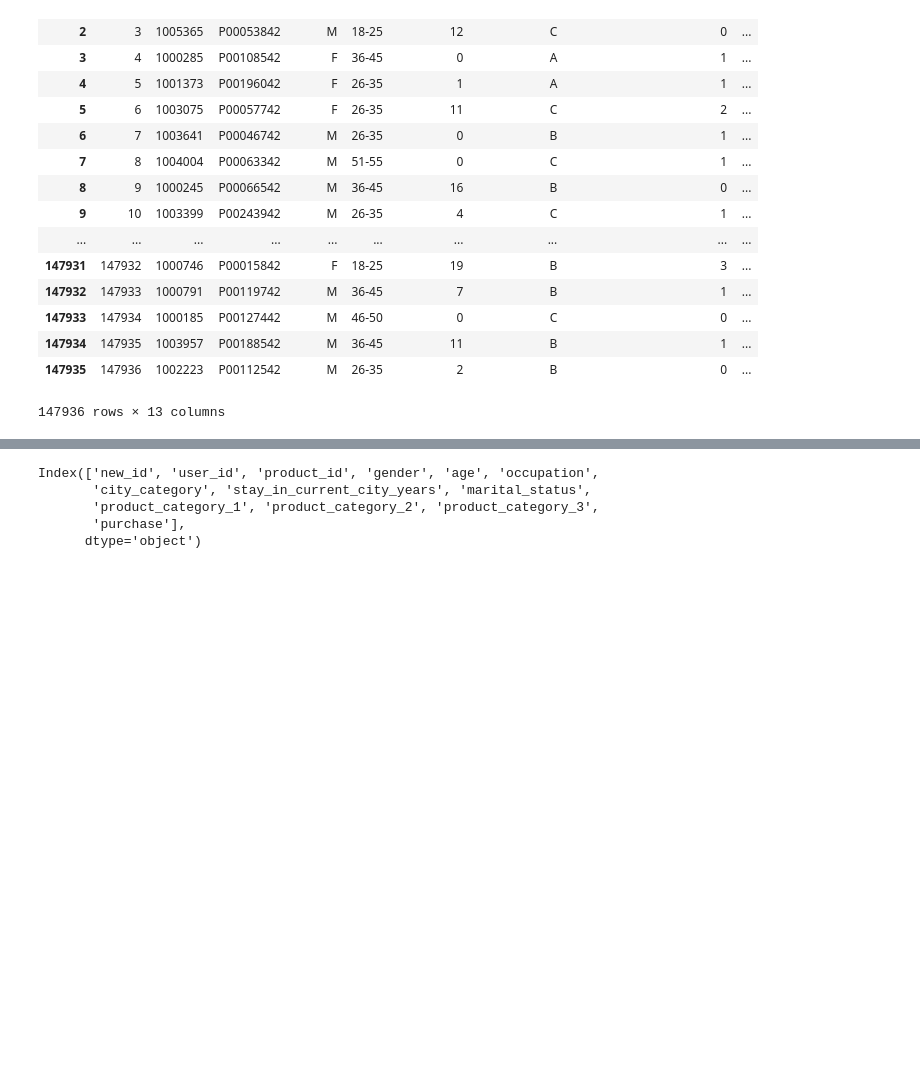
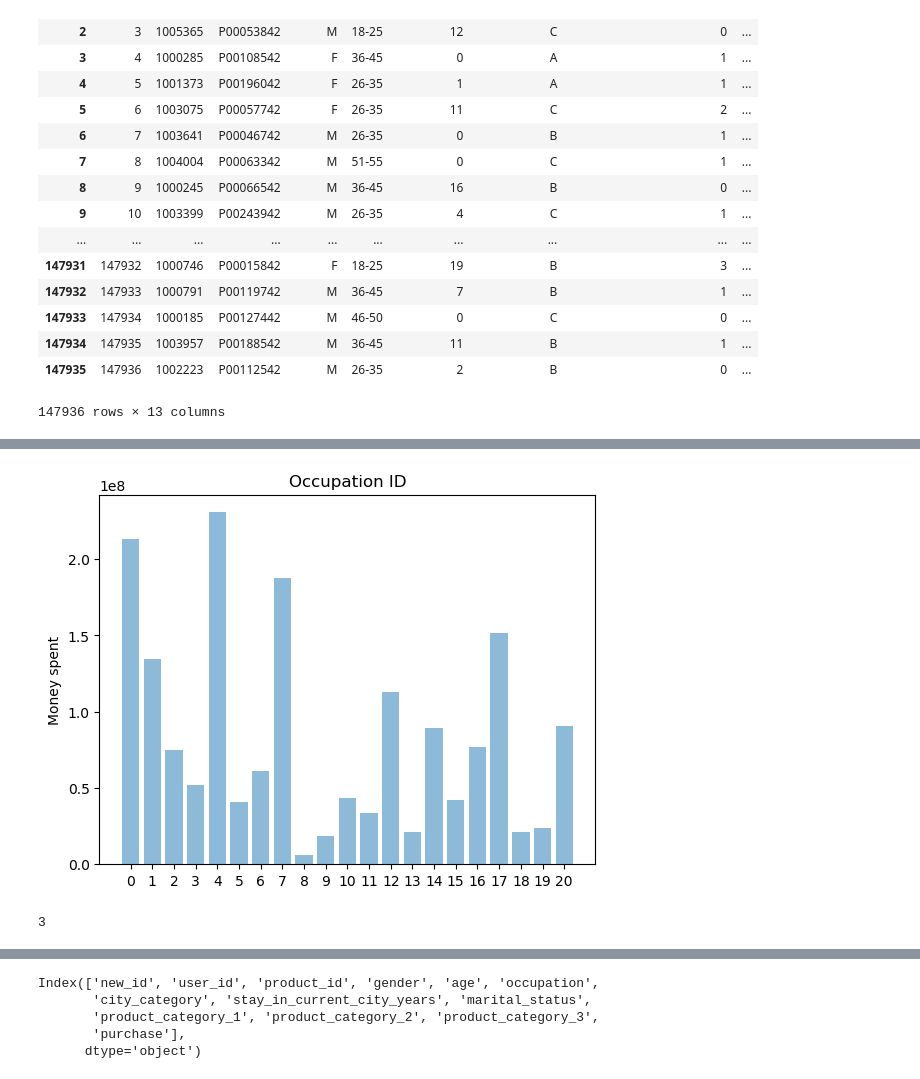
Before and after one commit to JayshreeManiar/Black_friday_deals_analysis, a Jupyter notebook: templates/data_engineering.ipynb, the cells around one changed output, grey strips where cells are left out. Saved outputs shown, nothing was run; the diff lists cells and outputs as text; code cells hidden in the pictures; blank space fills up the shorter version.

```diff
--- a/templates/data_engineering.ipynb
+++ b/templates/data_engineering.ipynb
@@ -60,0 +96,8 @@ df
+# %%
+#how much money each costumer group (grouped by occupation ID) spent.
+occupations_id = list(range(0, 21))
+spent_money = []
+for oid in occupations_id:
+    spent_money.append(df[df['occupation'] == oid]['purchase'].sum())
+
+spent_money
@@ -60,0 +122,21 @@ df
+# %%
+# how much money is spent per occupation category
+import matplotlib.pyplot as plt; plt.rcdefaults()
+import matplotlib.pyplot as plt
+
+objects = ('0', '1', '2', '3', '4', '5','6','7','8','9','10', '11','12', '13', '14', '15', '16', '17', '18', '19', '20')
+y_pos = np.arange(len(objects))
+
+plt.bar(y_pos, spent_money, align='center', alpha=0.5)
+plt.xticks(y_pos, objects)
+plt.ylabel('Money spent')
+plt.title('Occupation ID')
+
+plt.show()
+# %% [output]
+[figure, added]
+# %%
+# how many different cities
+df['city_category'].nunique()
+# %% [output]
+3
```
Also changed, not shown: parts of 12 cells of this notebook, 7 other files.
